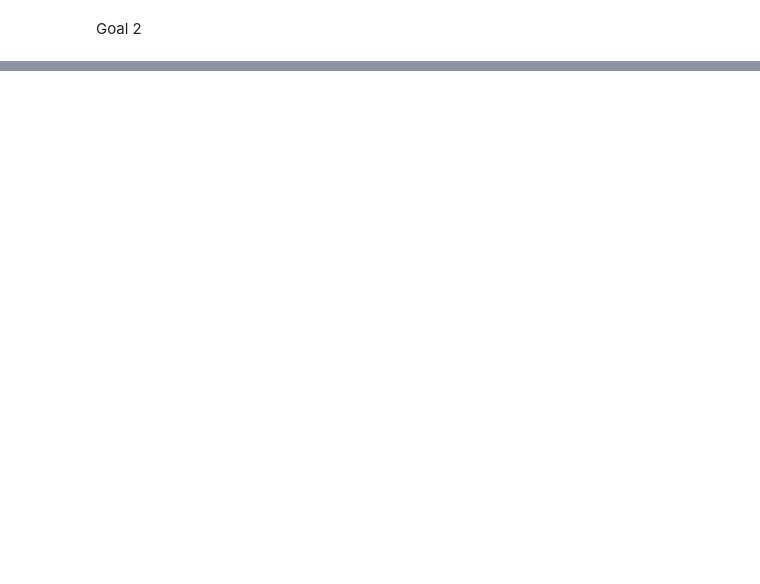
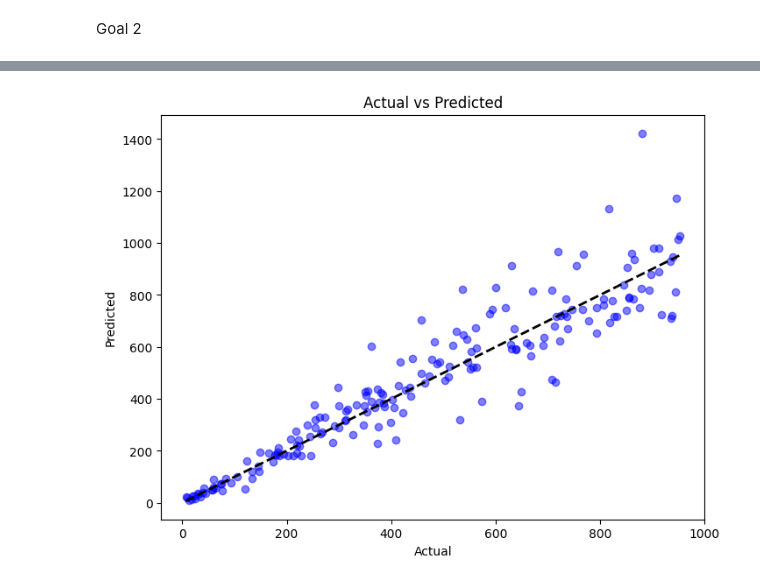
Before and after one commit to aknbln/SongChartAI, a Jupyter notebook: ml_project.ipynb, the cells around one changed output, grey strips where cells are left out. Drawn from its saved outputs; the diff is of its cells as text; code cells hidden in the pictures; blank space fills up the shorter version.

```diff
--- a/ml_project.ipynb
+++ b/ml_project.ipynb
@@ -657,0 +1080,32 @@ Goal 3
+# %%
+from sklearn.linear_model import LinearRegression
+from sklearn.preprocessing import PolynomialFeatures
+from sklearn.model_selection import train_test_split
+from sklearn.metrics import mean_squared_error, mean_absolute_error
+import numpy as np
+
+# Assuming 'processed_reg_df' is your feature DataFrame and 'regression_labels_data' is your target variable
+X_train, X_test, y_train, y_test = train_test_split(processed_reg_df, regression_labels_data, test_size=0.2)
+
+# Generate polynomial features
+poly = PolynomialFeatures(degree=3)
+X_train_poly = poly.fit_transform(X_train)
+X_test_poly = poly.transform(X_test)
+
+# Transform target variable using logarithm
+y_train_log = np.log(y_train)
+y_test_log = np.log(y_test)
+
+# Initialize and fit Linear Regression model
+model = LinearRegression()
+model.fit(X_train_poly, y_train_log)
+
+# Predict using the model
+predictions_log = model.predict(X_test_poly)
+
+# Transform predictions back to original scale
+predictions = np.exp(predictions_log)
+
+mae = mean_absolute_error(y_test, predictions)
+print("Mean Absolute Error (MAE) with Logarithmic Regression:", mae)
+print(predictions)
@@ -657,0 +1130,10 @@ Goal 3
+# %%
+plt.figure(figsize=(8, 6))
+plt.scatter(y_test, predictions, color='blue', alpha=0.5)  # Scatter plot of actual vs predicted
+plt.plot([y_test.min(), y_test.max()], [y_test.min(), y_test.max()], 'k--', lw=2)  # Diagonal line showing perfect prediction
+plt.xlabel('Actual')
+plt.ylabel('Predicted')
+plt.title('Actual vs Predicted')
+plt.show()
+# %% [output]
+[figure, added]
```
Also changed, not shown: parts of 35 cells of this notebook, 5 other files.
